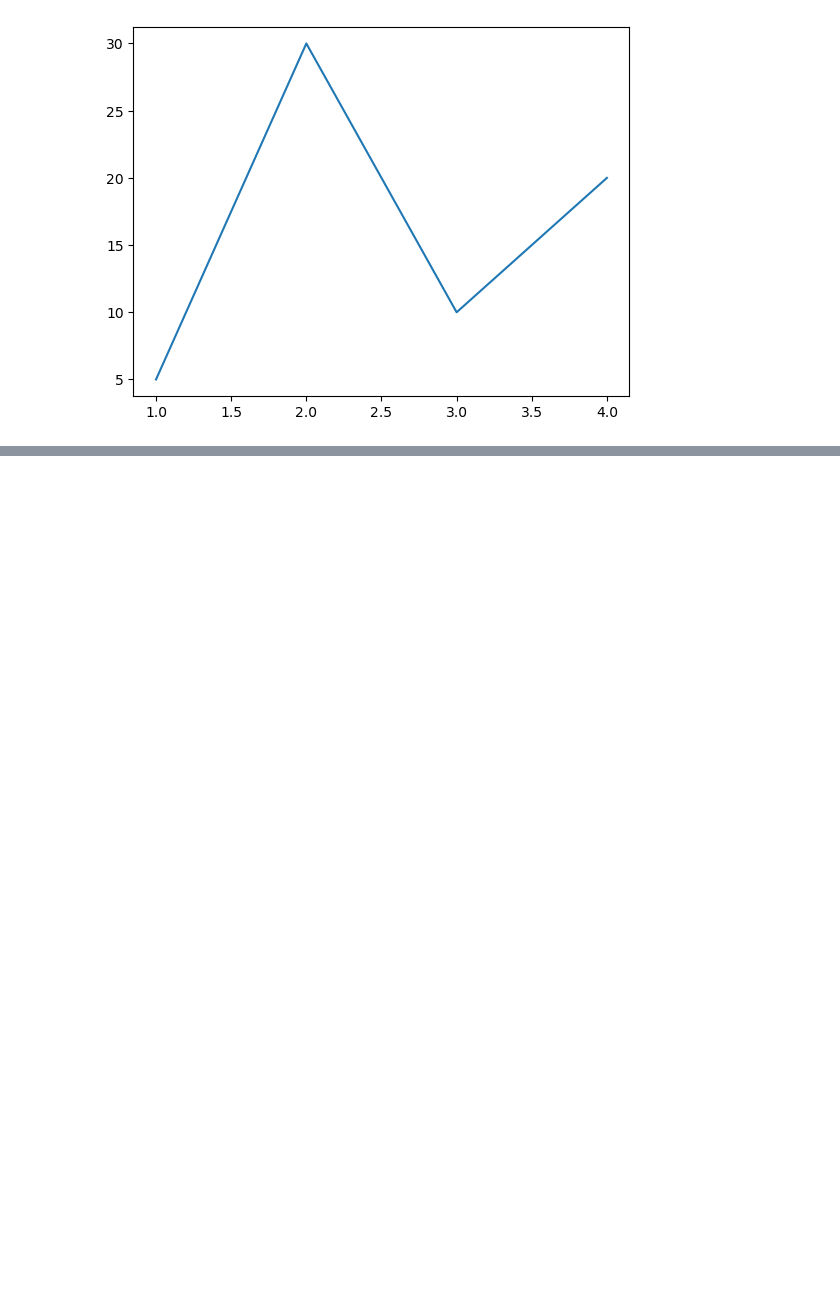
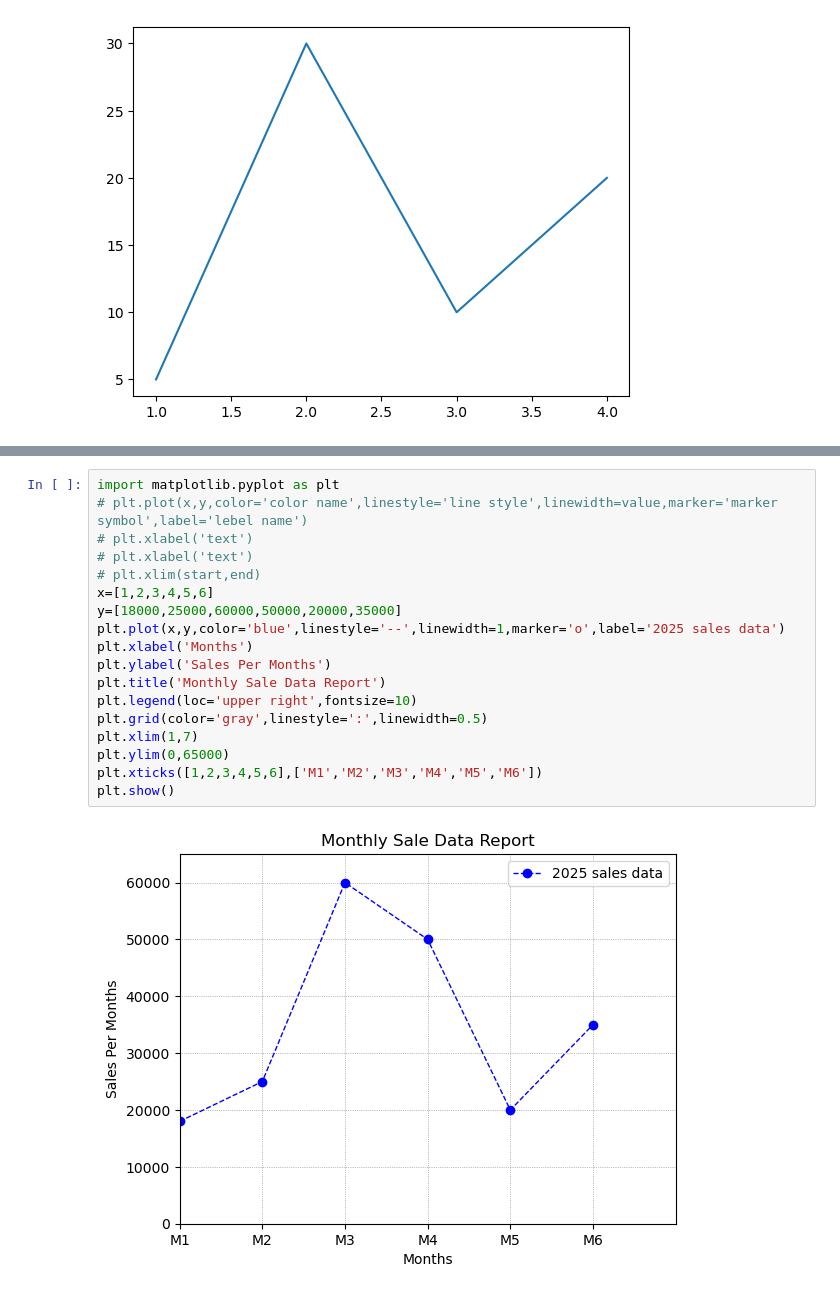
Before and after one commit to surajkr502/python_lib, a Jupyter notebook: python_lib/matplotlib/self_study.ipynb, the cells around one changed output, grey strips where cells are left out. Cells and saved outputs as stored; diff of their text form; blank space fills up the shorter version.

Commit message:
matplotlib_project

```diff
--- a/python_lib/matplotlib/self_study.ipynb
+++ b/python_lib/matplotlib/self_study.ipynb
@@ -39,0 +40,20 @@ plt.show()
+# %%
+import matplotlib.pyplot as plt
+# plt.plot(x,y,color='color name',linestyle='line style',linewidth=value,marker='marker symbol',label='lebel name')
+# plt.xlabel('text')
+# plt.xlabel('text')
+# plt.xlim(start,end)
+x=[1,2,3,4,5,6]
+y=[18000,25000,60000,50000,20000,35000]
+plt.plot(x,y,color='blue',linestyle='--',linewidth=1,marker='o',label='2025 sales data')
+plt.xlabel('Months')
+plt.ylabel('Sales Per Months')
+plt.title('Monthly Sale Data Report')
+plt.legend(loc='upper right',fontsize=10)
+plt.grid(color='gray',linestyle=':',linewidth=0.5)
+plt.xlim(1,7)
+plt.ylim(0,65000)
+plt.xticks([1,2,3,4,5,6],['M1','M2','M3','M4','M5','M6'])
+plt.show()
+# %% [output]
+[figure, added]
```
Also changed, not shown: parts of 1 cell of this notebook, 1 other file.
